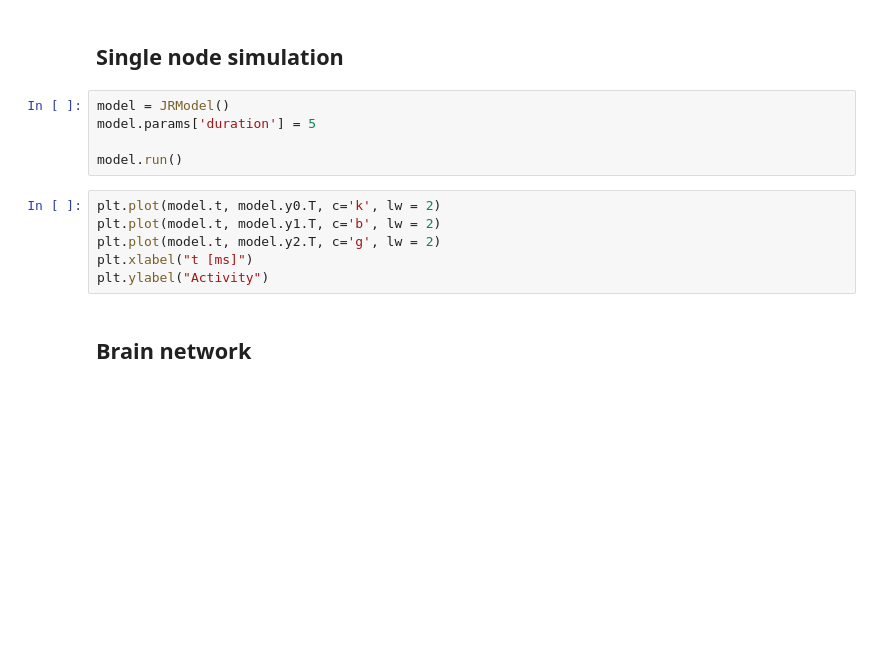
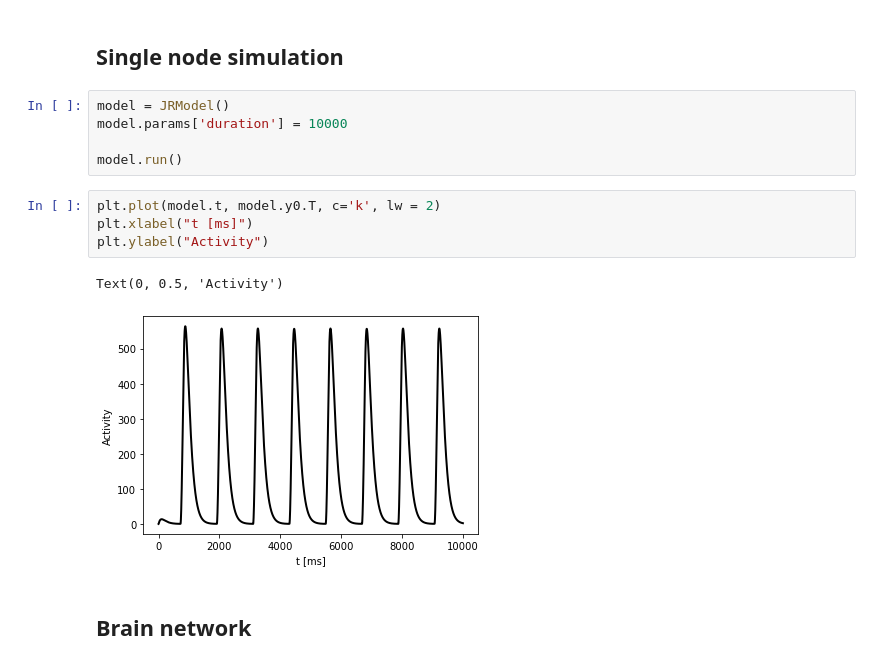
Before and after one commit to guhanou/neurolib, a Jupyter notebook: examples/example-0.9-jr.ipynb, the cells around one changed output. Drawn from its saved outputs; the diff is of its cells as text; blank space fills up the shorter version.

```diff
--- a/examples/example-0.9-jr.ipynb
+++ b/examples/example-0.9-jr.ipynb
@@ -55,15 +58,16 @@ plt.ylabel("Min / max y0")
 ## Single node simulation
 # %%
 model = JRModel()
-model.params['duration'] = 5
+model.params['duration'] = 10000
 
 model.run()
 # %%
 plt.plot(model.t, model.y0.T, c='k', lw = 2)
-plt.plot(model.t, model.y1.T, c='b', lw = 2)
-plt.plot(model.t, model.y2.T, c='g', lw = 2)
 plt.xlabel("t [ms]")
 plt.ylabel("Activity")
+# %% [output]
+Text(0, 0.5, 'Activity')
+[figure, added]
 # %% [markdown]
 ## Brain network
 # %%
```
Also changed, not shown: parts of 5 cells of this notebook, 1 other file.
